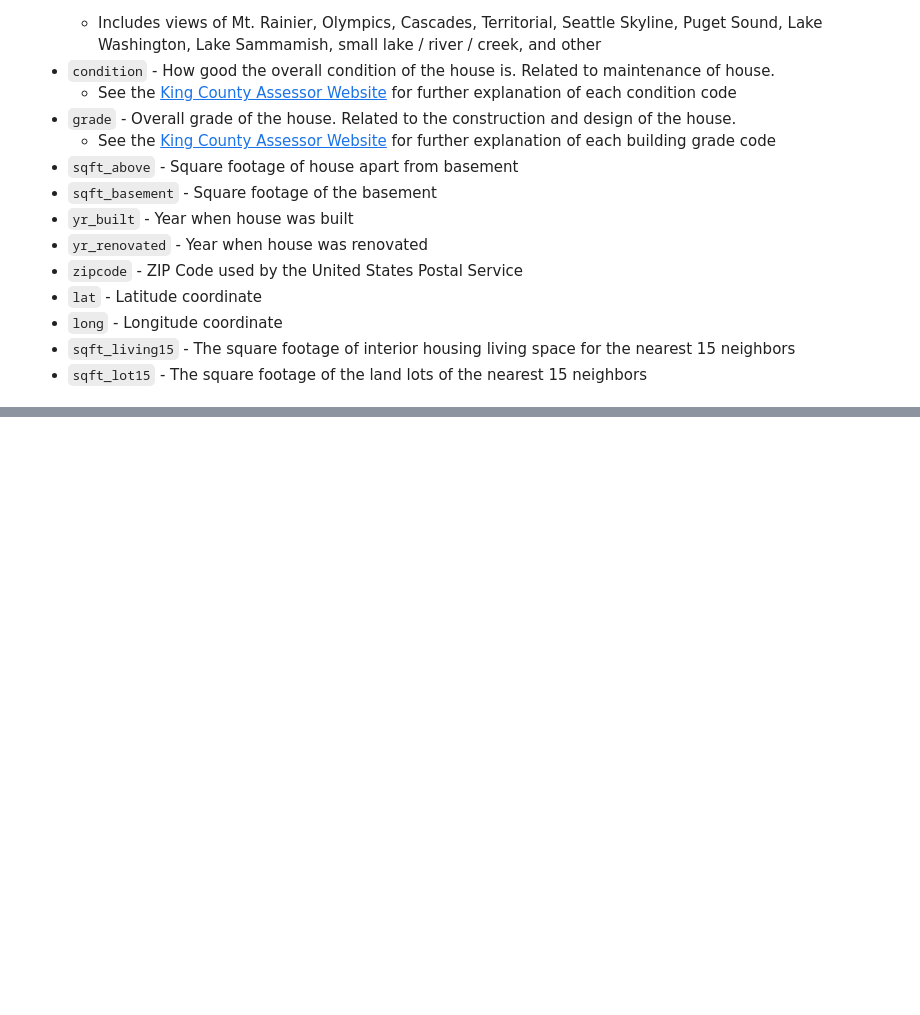
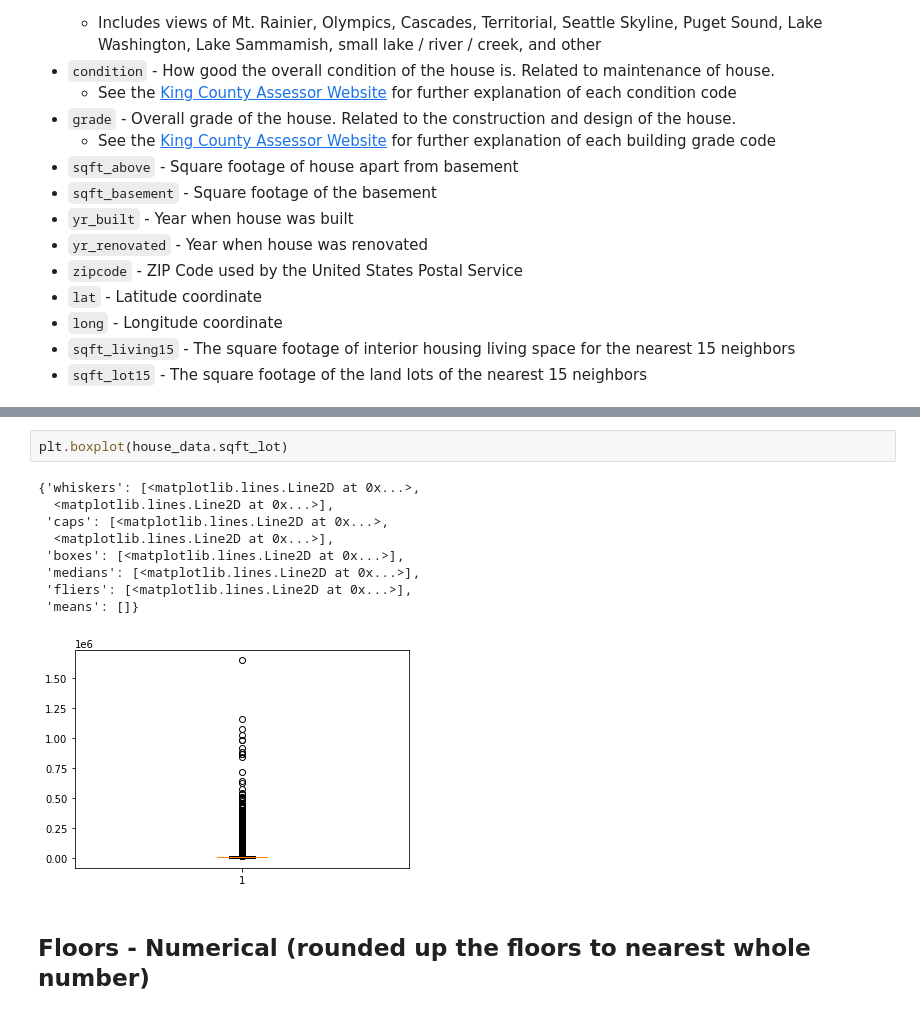
Before and after one commit to daniellejenkins17/Helping_Homebuyers_Buy_Houses, a Jupyter notebook: jalils_work/early_EDA.ipynb, the cells around one changed output, grey strips where cells are left out. Drawn from its saved outputs; the diff is of its cells as text; blank space fills up the shorter version.

```diff
--- a/jalils_work/early_EDA.ipynb
+++ b/jalils_work/early_EDA.ipynb
@@ -70,0 +240,14 @@ dtype: int64
+# %%
+plt.boxplot(house_data.sqft_lot)
+# %% [output]
+{'whiskers': [<matplotlib.lines.Line2D at 0x...>,
+  <matplotlib.lines.Line2D at 0x...>],
+ 'caps': [<matplotlib.lines.Line2D at 0x...>,
+  <matplotlib.lines.Line2D at 0x...>],
+ 'boxes': [<matplotlib.lines.Line2D at 0x...>],
+ 'medians': [<matplotlib.lines.Line2D at 0x...>],
+ 'fliers': [<matplotlib.lines.Line2D at 0x...>],
+ 'means': []}
+[figure, added]
+# %% [markdown]
+## Floors - Numerical (rounded up the floors to nearest whole number)
```
Also changed, not shown: parts of 35 cells of this notebook.
